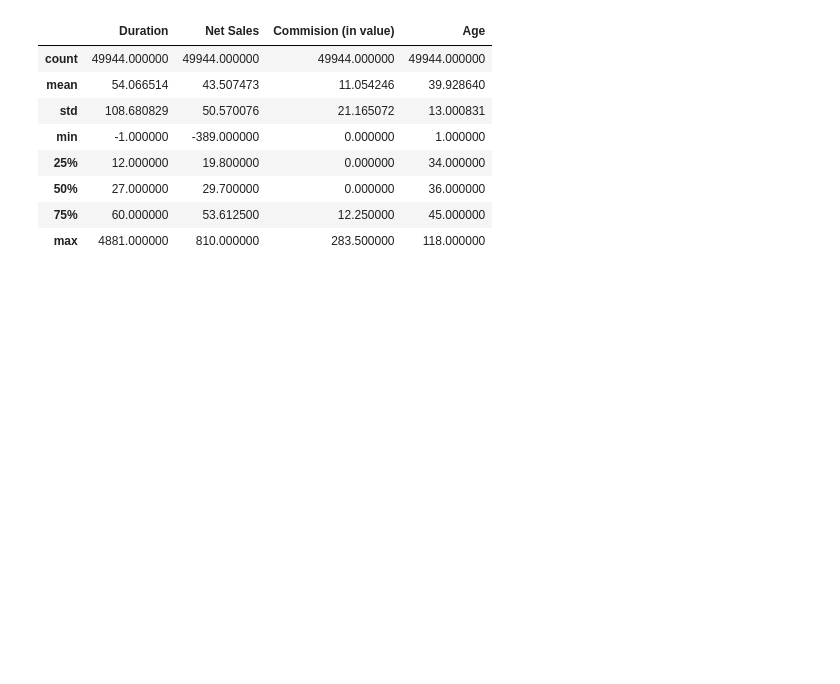
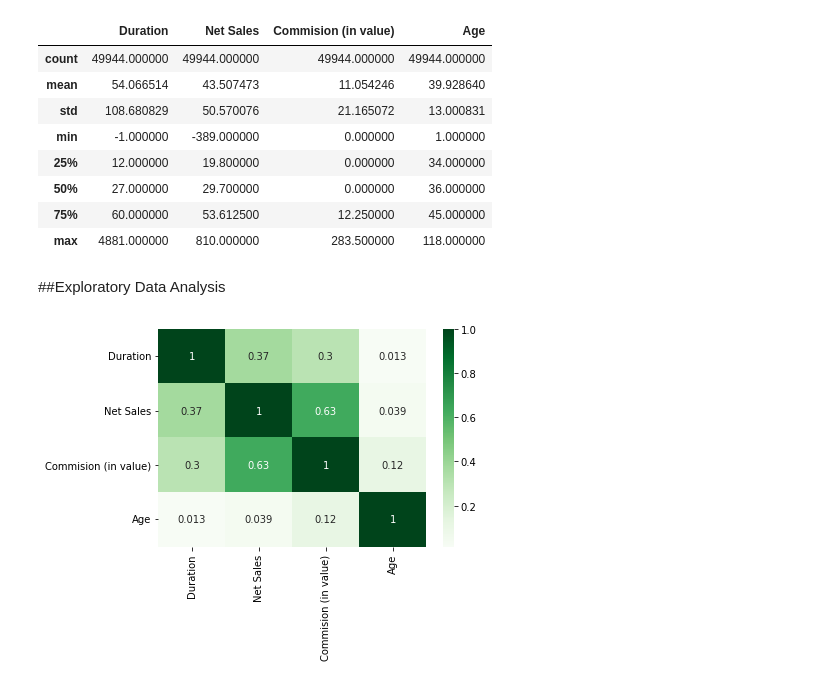
Before and after one commit to Alicia-LB/Music-or-Travel, a Jupyter notebook: Travel_Insurance.ipynb, the cells around one changed output. Cells and saved outputs as stored; diff of their text form; code cells hidden in the pictures; blank space fills up the shorter version.

```diff
--- a/Travel_Insurance.ipynb
+++ b/Travel_Insurance.ipynb
@@ -191,3 +207,10 @@ df.describe()
 | 50% | 27.000000 | 29.700000 | 0.000000 | 36.000000 |
 | 75% | 60.000000 | 53.612500 | 12.250000 | 45.000000 |
 | max | 4881.000000 | 810.000000 | 283.500000 | 118.000000 |
+# %% [markdown]
+##Exploratory Data Analysis
+# %%
+corr = df.corr()
+sns.heatmap(corr, cmap = 'Greens', annot = True);
+# %% [output]
+[figure, added]
```
Also changed, not shown: parts of 6 cells of this notebook.
